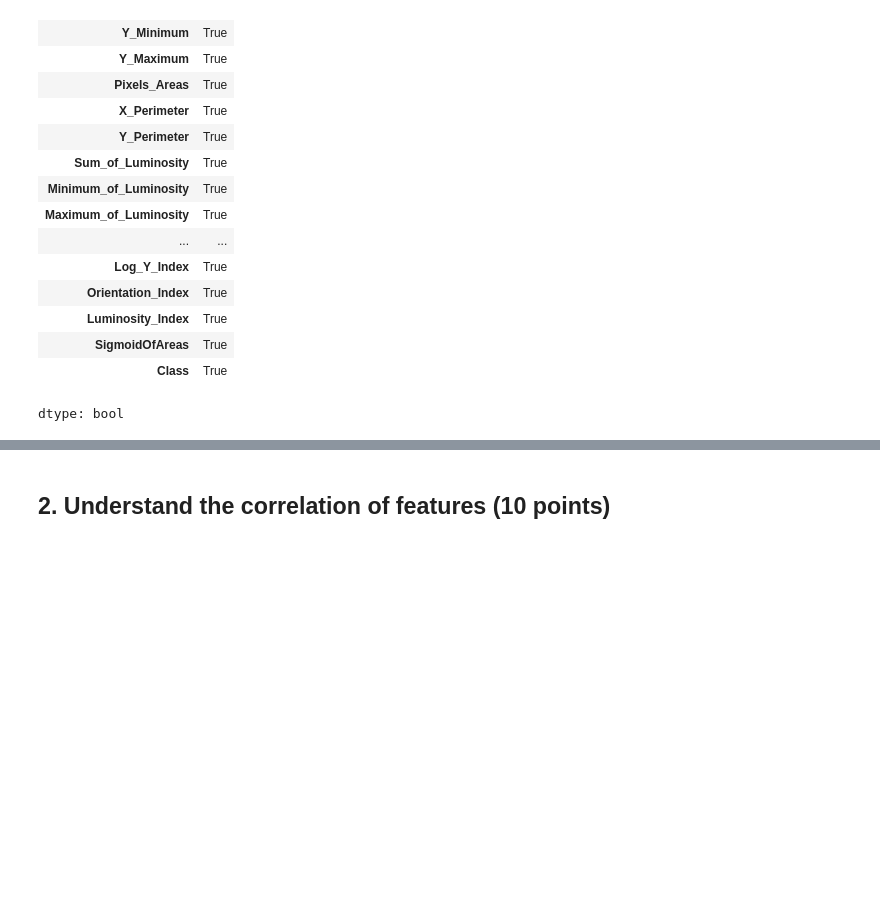
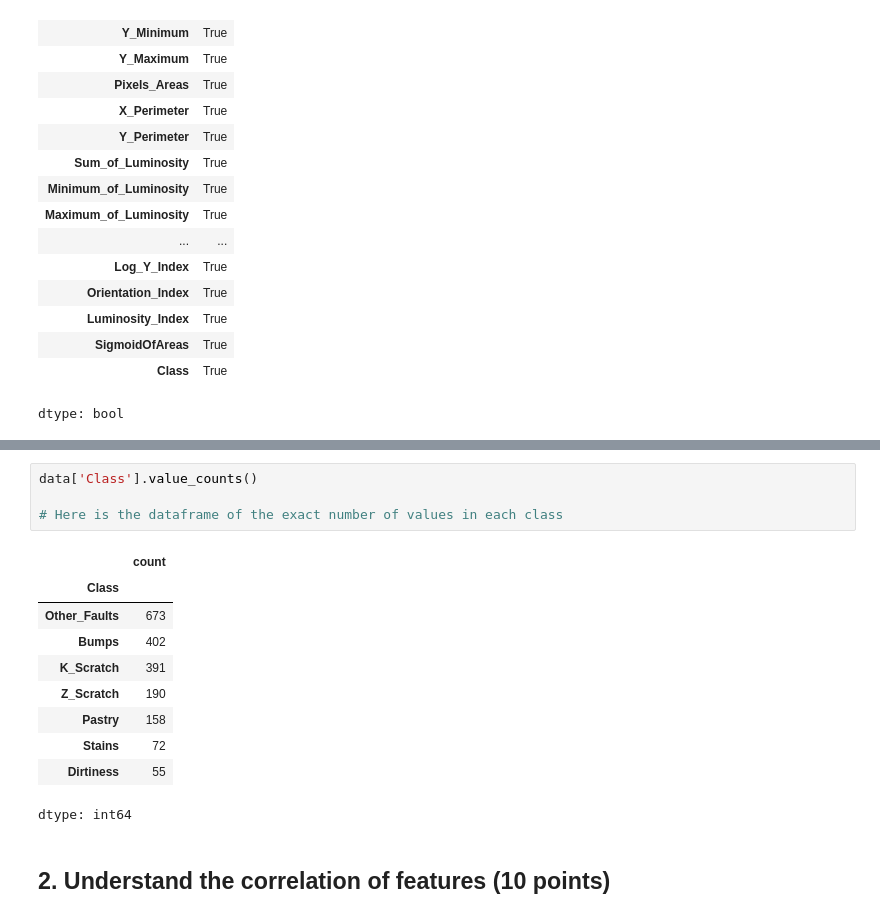
Before and after one commit to SyngyeonTak/Best-README-Template, a Jupyter notebook: DAEM_Midterm_practical_test.ipynb, the cells around one changed output, grey strips where cells are left out. Drawn from its saved outputs; the diff is of its cells as text; blank space fills up the shorter version.

```diff
--- a/DAEM_Midterm_practical_test.ipynb
+++ b/DAEM_Midterm_practical_test.ipynb
@@ -110,3 +121,18 @@ dtype: bool
+# %%
+data['Class'].value_counts()
+
+# Here is the dataframe of the exact number of values in each class
+# %% [output]
+|  | count |
+| Class |  |
+| Other_Faults | 673 |
+| Bumps | 402 |
+| K_Scratch | 391 |
+| Z_Scratch | 190 |
+| Pastry | 158 |
+| Stains | 72 |
+| Dirtiness | 55 |
+dtype: int64
 # %% [markdown]
 ## 2. Understand the correlation of features (10 points)
 # %% [markdown]
```
Also changed, not shown: parts of 2 cells of this notebook.
